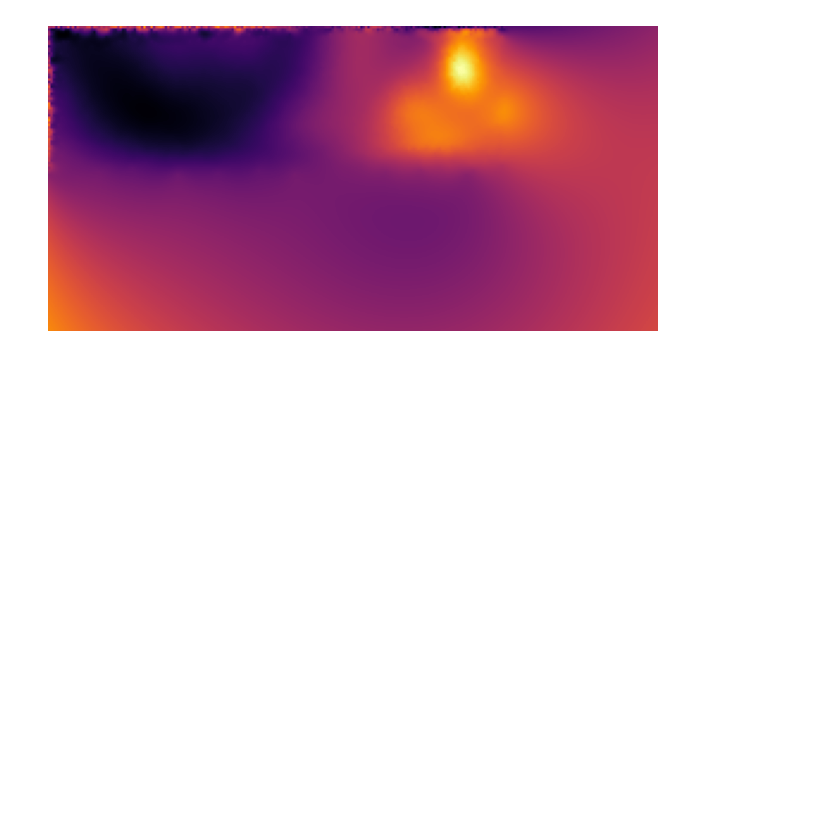
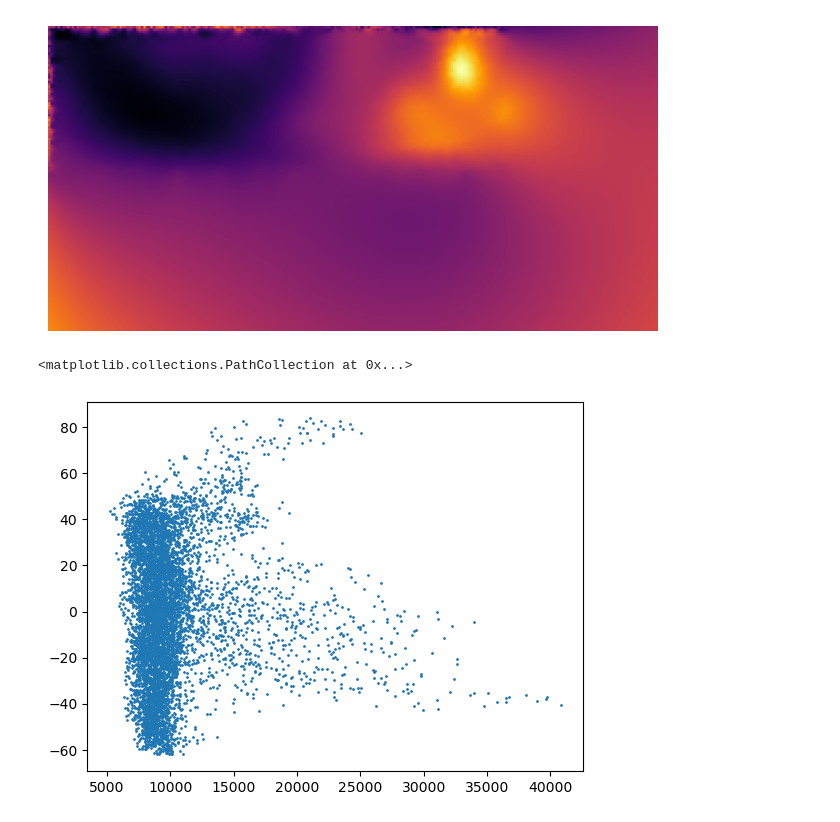
Before and after one commit to jo-mueller/napari-shape-odyssey, a Jupyter notebook: docs/notebooks/unwrapping/demo_mercator.ipynb, the cells around one changed output. Drawn from its saved outputs; the diff is of its cells as text; code cells hidden in the pictures; blank space fills up the shorter version.

```diff
--- a/docs/notebooks/unwrapping/demo_mercator.ipynb
+++ b/docs/notebooks/unwrapping/demo_mercator.ipynb
@@ -102,0 +101,5 @@ vedo.g
+# %%
+plt.scatter(viewer.layers['Surface'].data[2], viewer.layers['surface_1'].data[2], s=1)
+# %% [output]
+<matplotlib.collections.PathCollection at 0x...>
+[figure, added]
```
Also changed, not shown: parts of 1 cell of this notebook.
